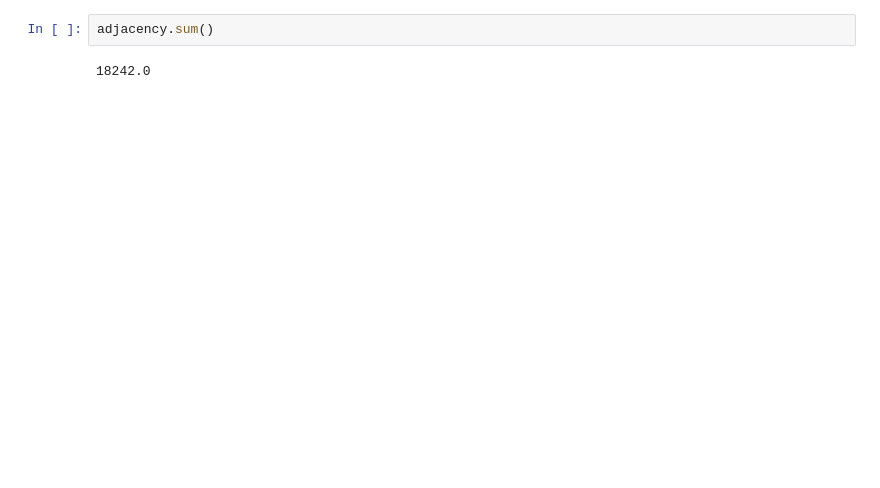
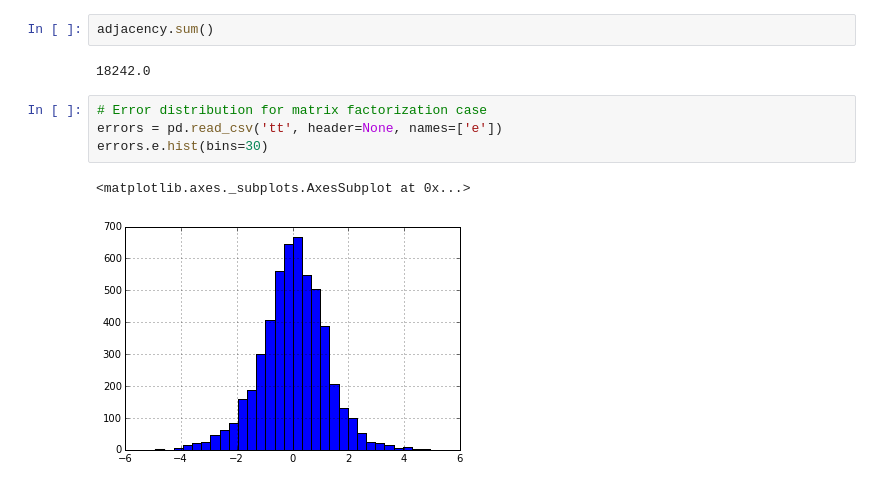
Before and after one commit to suhanree/network-recommender, a Jupyter notebook: code/EDA.ipynb, the cells around one changed output. Cells and saved outputs as stored; diff of their text form; blank space fills up the shorter version.

```diff
--- a/code/EDA.ipynb
+++ b/code/EDA.ipynb
@@ -558,3 +563,10 @@ plt.plot(n_communities)
 adjacency.sum()
 # %% [output]
 18242.0
+# %%
+# Error distribution for matrix factorization case
+errors = pd.read_csv('tt', header=None, names=['e'])
+errors.e.hist(bins=30)
+# %% [output]
+<matplotlib.axes._subplots.AxesSubplot at 0x...>
+[figure, added]
```
Also changed, not shown: parts of 11 cells of this notebook, 3 other files.
